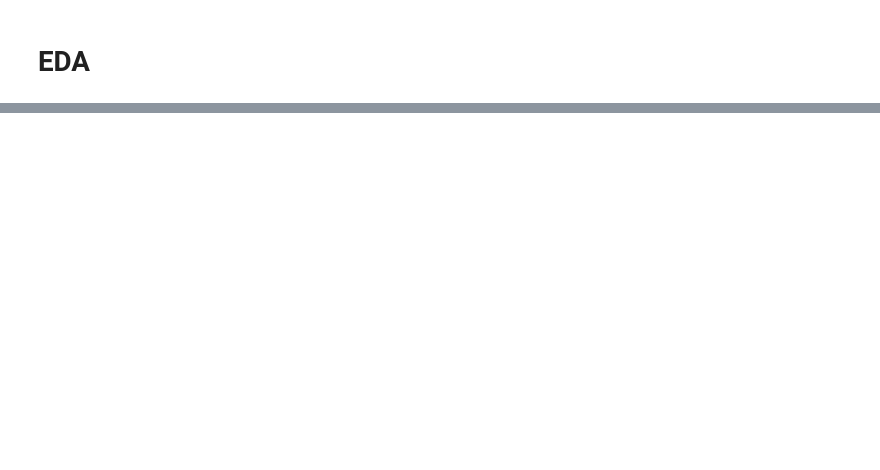
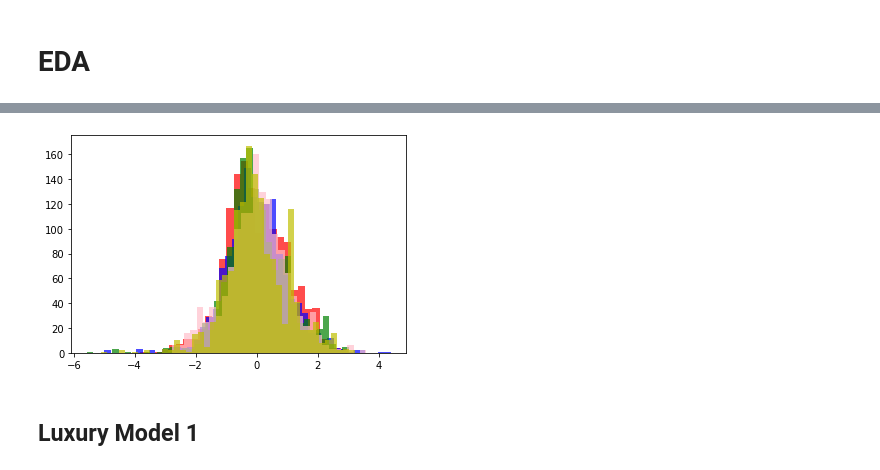
Before and after one commit to Luv2bnanook44/phase_2_project_quanggang, a Jupyter notebook: notebooks/svitlana_notebook.ipynb, the cells around one changed output, grey strips where cells are left out. Cells and saved outputs as stored; diff of their text form; code cells hidden in the pictures; blank space fills up the shorter version.

```diff
--- a/notebooks/svitlana_notebook.ipynb
+++ b/notebooks/svitlana_notebook.ipynb
@@ -1377,0 +633,20 @@ model6.summary()
+# %%
+##Performed a Power Transformation on all continuous variable with no negative values
+
+power = PowerTransformer()
+
+power_price = power.fit_transform(np.array(log_price).reshape(-1, 1))
+power_sqft_living = power.fit_transform(np.array(log_sqft_living).reshape(-1, 1))
+power_sqft_lot = power.fit_transform(np.array(log_sqft_lot).reshape(-1, 1))
+power_sqft_living15 = power.fit_transform(np.array(log_sqft_living15).reshape(-1, 1))
+power_sqft_lot15 = power.fit_transform(np.array(log_sqft_lot15).reshape(-1, 1))
+
+plt.hist(power_price, bins = 'auto', color = 'r', alpha = .7);
+plt.hist(power_sqft_living, bins = 'auto', color = 'b', alpha = .7);
+plt.hist(power_sqft_lot, bins = 'auto', color = 'g', alpha = .7);
+plt.hist(power_sqft_living15, bins = 'auto', color = 'pink', alpha = .7);
+plt.hist(power_sqft_lot15, bins = 'auto', color = 'y', alpha = .7);
+# %% [output]
+[figure, added]
+# %% [markdown]
+## Luxury Model 1
```
Also changed, not shown: parts of 196 cells of this notebook.
